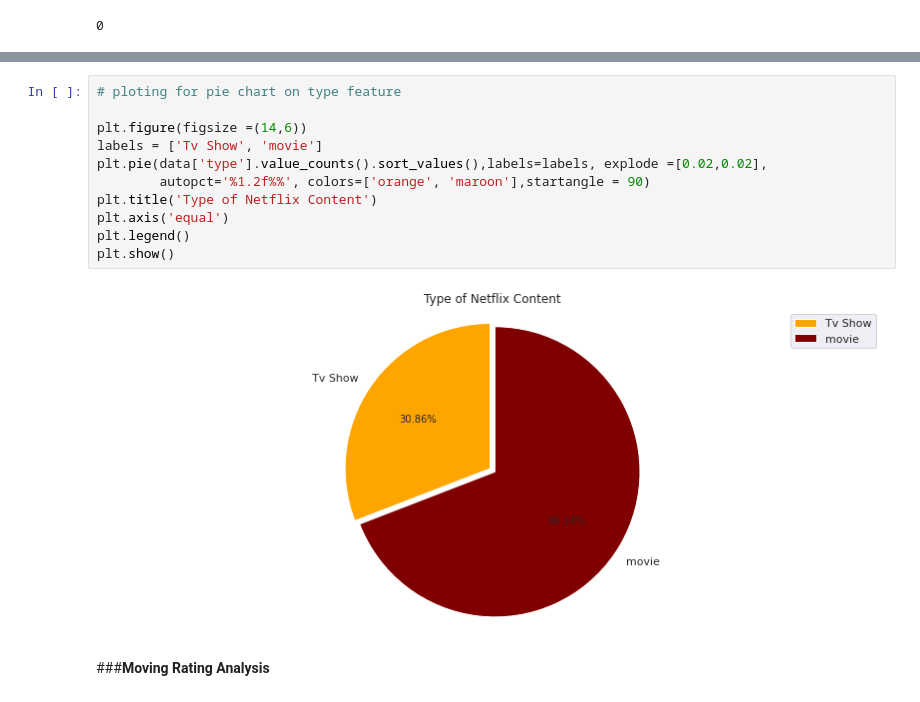
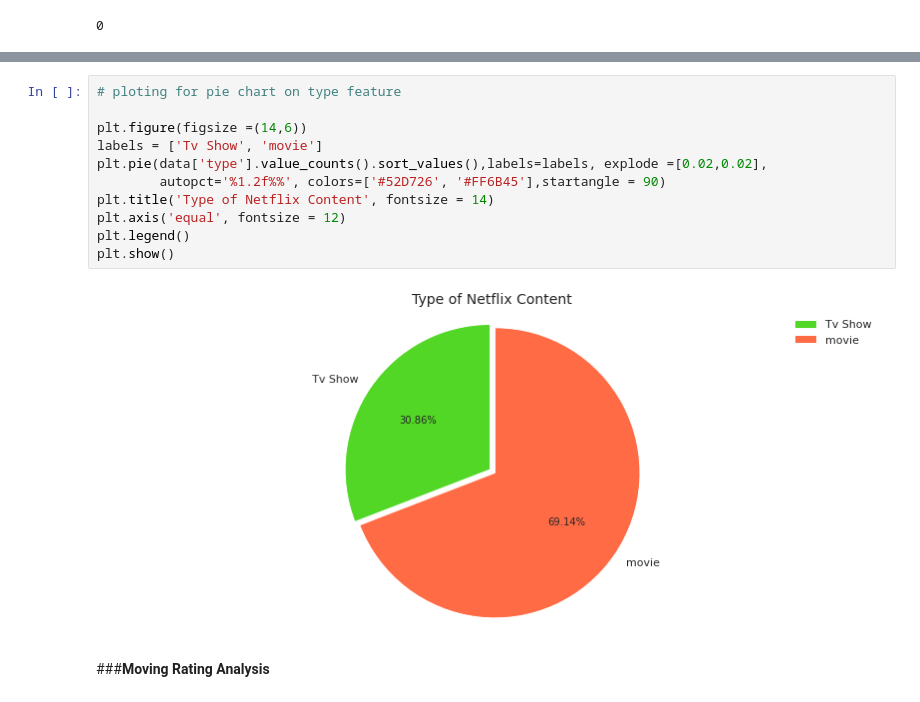
Before and after one commit to Vinitladse/NETFLIX-MOVIES-AND-TV-SHOWS-CLUSTERING, a Jupyter notebook: NETFLIX_MOVIES_AND_TV_SHOWS_CLUSTERING.ipynb, the cells around one changed output, grey strips where cells are left out. Saved outputs shown, nothing was run; the diff lists cells and outputs as text.

```diff
--- a/NETFLIX_MOVIES_AND_TV_SHOWS_CLUSTERING.ipynb
+++ b/NETFLIX_MOVIES_AND_TV_SHOWS_CLUSTERING.ipynb
@@ -247,16 +349,16 @@ len (data[data.duplicated()])
 # %%
 # ploting for pie chart on type feature
 
 plt.figure(figsize =(14,6))
 labels = ['Tv Show', 'movie']
 plt.pie(data['type'].value_counts().sort_values(),labels=labels, explode =[0.02,0.02],
-        autopct='%1.2f%%', colors=['orange', 'maroon'],startangle = 90)
-plt.title('Type of Netflix Content')
-plt.axis('equal')
+        autopct='%1.2f%%', colors=['#52D726', '#FF6B45'],startangle = 90)
+plt.title('Type of Netflix Content', fontsize = 14)
+plt.axis('equal', fontsize = 12)
 plt.legend()
 plt.show()
 # %% [output]
-[figure, old version]
+[figure, new version]
 # %% [markdown]
 ###**Moving Rating Analysis**
 # %%
```
Also changed, not shown: parts of 70 cells of this notebook.
